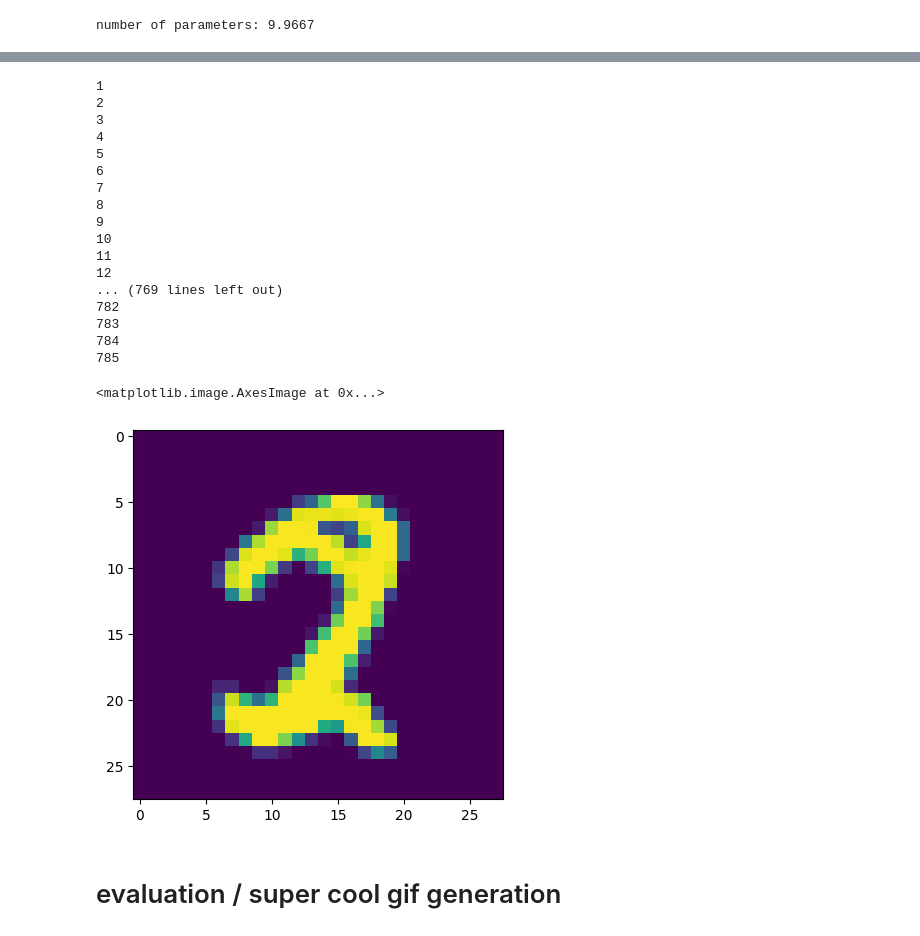
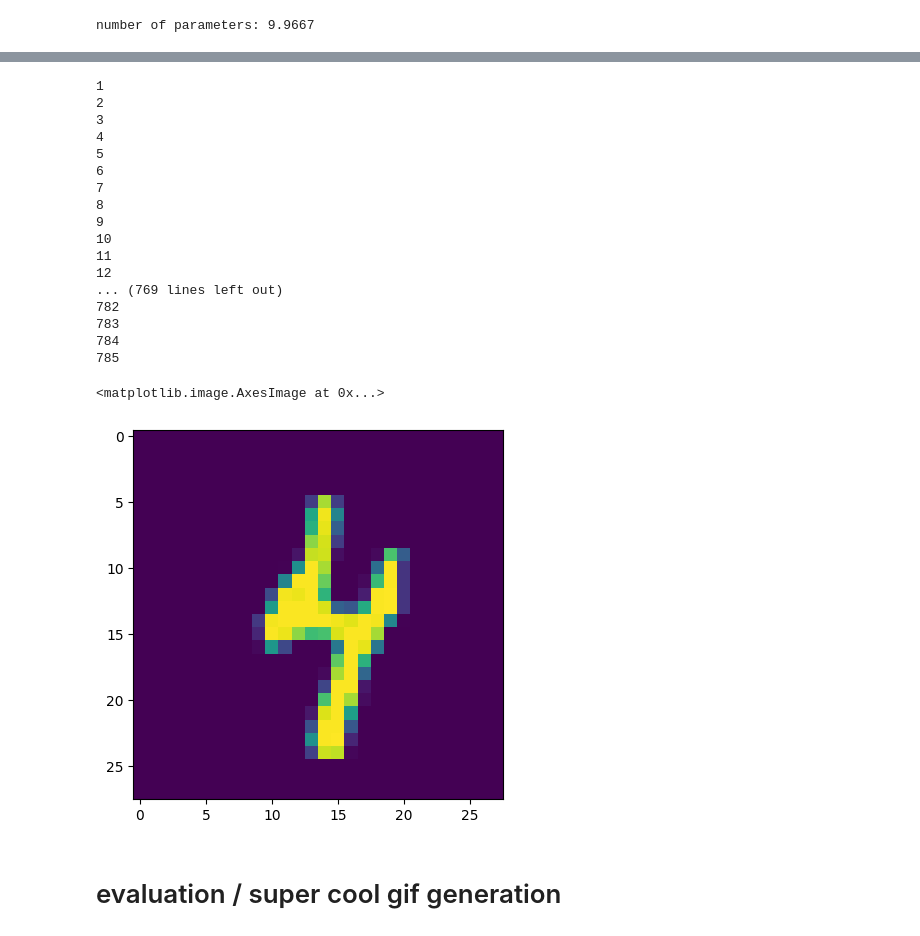
Before and after one commit to saahithjanapati/mnist-gpt, a Jupyter notebook: mnist_gpt_train.ipynb, the cells around one changed output, grey strips where cells are left out. Drawn from its saved outputs; the diff is of its cells as text; code cells hidden in the pictures.

```diff
--- a/mnist_gpt_train.ipynb
+++ b/mnist_gpt_train.ipynb
@@ -358,28 +358,28 @@ Epoch 7 Summary: Train Loss: 0.5613, Validation Loss: 0.5541
 # %%
-desired_number = 2
+desired_number = 4
 idx = torch.tensor([256+desired_number])[None, :].to(device)
 output = model.generate(idx)
 plt.imshow(output.cpu()[0, 1:-1].contiguous().view(28,28))
 # %% [output]
 1
 2
 3
 4
 5
 6
 7
 8
 9
 10
 11
 12
 ... (769 lines left out)
 782
 783
 784
 785
 <matplotlib.image.AxesImage at 0x...>
-[figure, old version]
+[figure, new version]
 # %%
 torch.save(model.state_dict(), 'trained_model_state_dict.pt')
 # %% [markdown]
```
Also changed, not shown: parts of 4 cells of this notebook, 2 other files.
